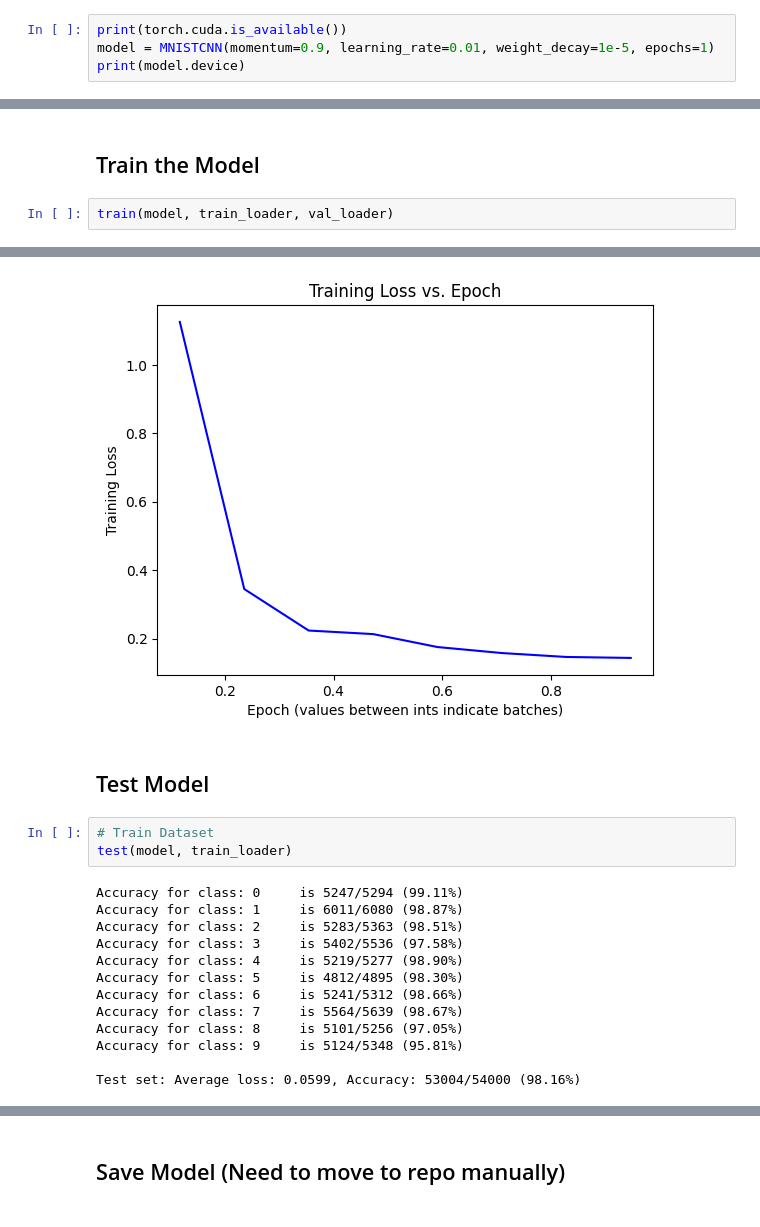
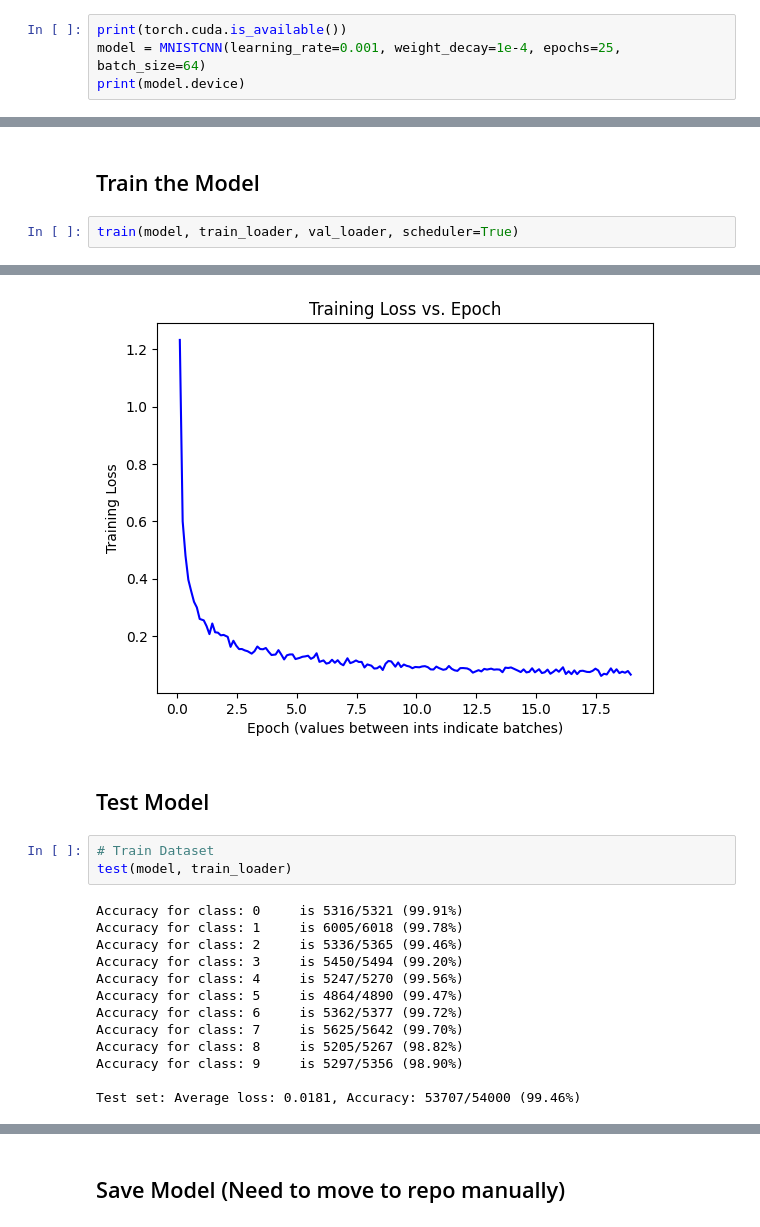
Before and after one commit to bwoody13/CNN-MNIST_CIFAR10-Classification, a Jupyter notebook: train_models.ipynb, the cells around one changed output, grey strips where cells are left out. Saved outputs shown, nothing was run; the diff lists cells and outputs as text.

Commit message:
Update notebook for training with new MNIST and to train ResNet

```diff
--- a/train_models.ipynb
+++ b/train_models.ipynb
@@ -114,7 +107,7 @@ torch.Size([16, 1, 28, 28])
 ## Initialize CNN Model
 # %%
 print(torch.cuda.is_available())
-model = MNISTCNN(momentum=0.9, learning_rate=0.01, weight_decay=1e-5, epochs=1)
+model = MNISTCNN(learning_rate=0.001, weight_decay=1e-4, epochs=25, batch_size=64)
 print(model.device)
 # %% [output]
 True
@@ -131,5 +124,5 @@ test_loader = DataLoader(test_ds, model.batch_size, num_workers=num_workers, pin
 # %% [markdown]
 ## Train the Model
 # %%
-train(model, train_loader, val_loader)
+train(model, train_loader, val_loader, scheduler=True)
 # %% [output]
@@ -145,22 +146,22 @@ Validation Loss: 0.0617, Validation Accuracy: 98.15%
-[figure, old version]
+[figure, new version]
 # %% [markdown]
 ## Test Model
 # %%
 # Train Dataset
 test(model, train_loader)
 # %% [output]
-Accuracy for class: 0     is 5247/5294 (99.11%)
-Accuracy for class: 1     is 6011/6080 (98.87%)
-Accuracy for class: 2     is 5283/5363 (98.51%)
-Accuracy for class: 3     is 5402/5536 (97.58%)
-Accuracy for class: 4     is 5219/5277 (98.90%)
-Accuracy for class: 5     is 4812/4895 (98.30%)
-Accuracy for class: 6     is 5241/5312 (98.66%)
-Accuracy for class: 7     is 5564/5639 (98.67%)
-Accuracy for class: 8     is 5101/5256 (97.05%)
-Accuracy for class: 9     is 5124/5348 (95.81%)
+Accuracy for class: 0     is 5316/5321 (99.91%)
+Accuracy for class: 1     is 6005/6018 (99.78%)
+Accuracy for class: 2     is 5336/5365 (99.46%)
+Accuracy for class: 3     is 5450/5494 (99.20%)
+Accuracy for class: 4     is 5247/5270 (99.56%)
+Accuracy for class: 5     is 4864/4890 (99.47%)
+Accuracy for class: 6     is 5362/5377 (99.72%)
+Accuracy for class: 7     is 5625/5642 (99.70%)
+Accuracy for class: 8     is 5205/5267 (98.82%)
+Accuracy for class: 9     is 5297/5356 (98.90%)
 
-Test set: Average loss: 0.0599, Accuracy: 53004/54000 (98.16%)
+Test set: Average loss: 0.0181, Accuracy: 53707/54000 (99.46%)
 # %%
 # Test Dataset
 test(model, test_loader)
```
Also changed, not shown: parts of 12 cells of this notebook.
